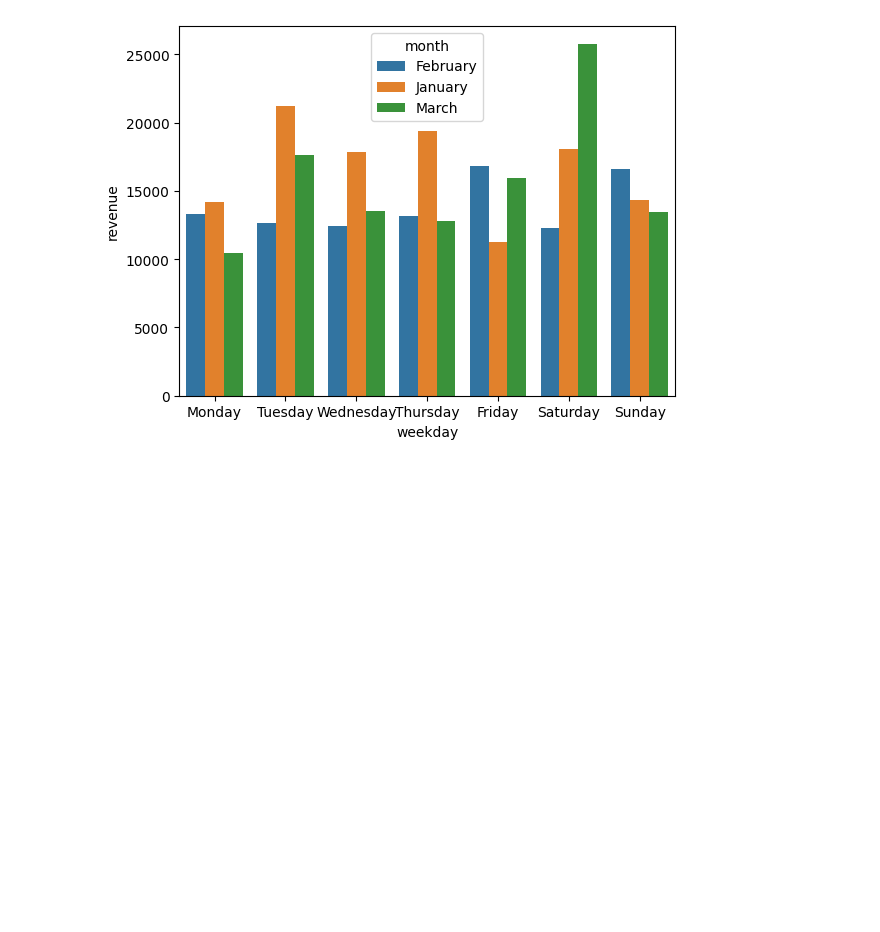
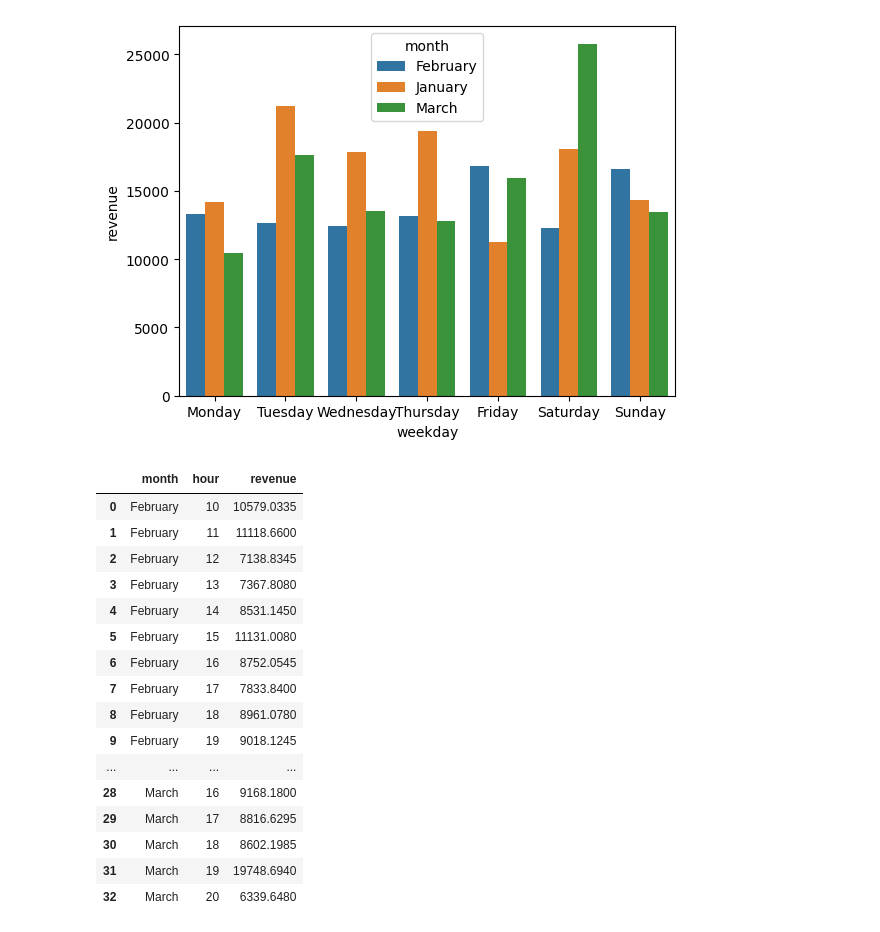
Before and after one commit to vnaumq/supermarket_sales, a Jupyter notebook: supermarket_sales.ipynb, the cells around one changed output. Cells and saved outputs as stored; diff of their text form; code cells hidden in the pictures; blank space fills up the shorter version.

```diff
--- a/supermarket_sales.ipynb
+++ b/supermarket_sales.ipynb
@@ -215,3 +221,24 @@ sns.barplot(rating_weekday,x = 'weekday', y = 'revenue', hue = 'month')
 # %% [output]
 <Axes: xlabel='weekday', ylabel='revenue'>
 [figure]
+# %%
+revenue_hour = df1.groupby(['month','hour'],as_index=False).agg({'total' : 'sum'}).rename(columns={'total':'revenue'})
+revenue_hour
+# %% [output]
+|  | month | hour | revenue |
+| 0 | February | 10 | 10579.0335 |
+| 1 | February | 11 | 11118.6600 |
+| 2 | February | 12 | 7138.8345 |
+| 3 | February | 13 | 7367.8080 |
+| 4 | February | 14 | 8531.1450 |
+| 5 | February | 15 | 11131.0080 |
+| 6 | February | 16 | 8752.0545 |
+| 7 | February | 17 | 7833.8400 |
+| 8 | February | 18 | 8961.0780 |
+| 9 | February | 19 | 9018.1245 |
+| ... | ... | ... | ... |
+| 28 | March | 16 | 9168.1800 |
+| 29 | March | 17 | 8816.6295 |
+| 30 | March | 18 | 8602.1985 |
+| 31 | March | 19 | 19748.6940 |
+| 32 | March | 20 | 6339.6480 |
```
Also changed, not shown: parts of 3 cells of this notebook.
